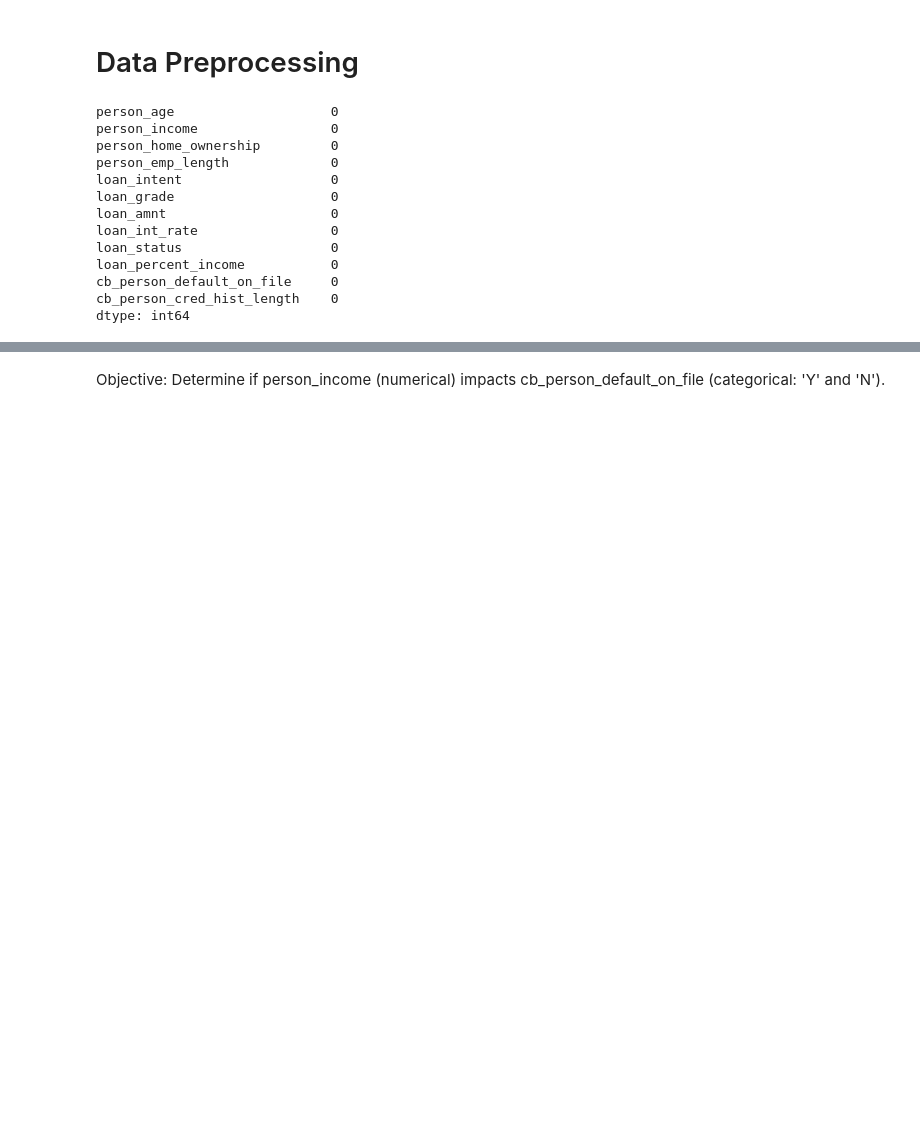
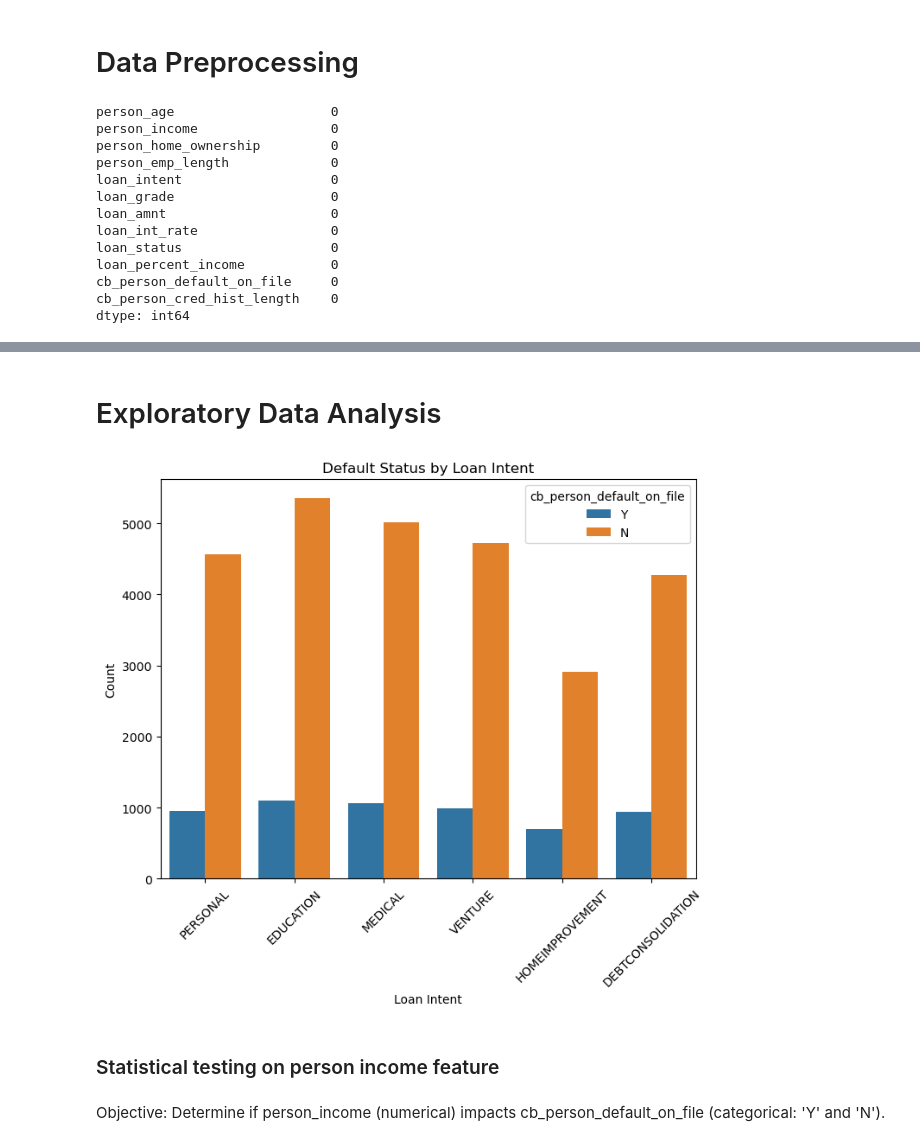
Before and after one commit to Lindelani82/Credit-Risk-Project, a Jupyter notebook: Untitled-1.ipynb, the cells around one changed output, grey strips where cells are left out. Drawn from its saved outputs; the diff is of its cells as text; code cells hidden in the pictures; blank space fills up the shorter version.

```diff
--- a/Untitled-1.ipynb
+++ b/Untitled-1.ipynb
@@ -103,3 +131,17 @@ dtype: int64
+# %% [markdown]
+# Exploratory Data Analysis
+# %%
+plt.figure(figsize=(8, 6))
+sns.countplot(data=new_data, x='loan_intent', hue='cb_person_default_on_file')
+plt.title('Default Status by Loan Intent')
+plt.xlabel('Loan Intent')
+plt.ylabel('Count')
+plt.xticks(rotation=45)
+plt.show()
+# %% [output]
+[figure, added]
+# %% [markdown]
+### Statistical testing on person income feature
 # %% [markdown]
 Objective: Determine if person_income (numerical) impacts cb_person_default_on_file (categorical: 'Y' and 'N').
 # %% [markdown]
```
Also changed, not shown: parts of 16 cells of this notebook.
